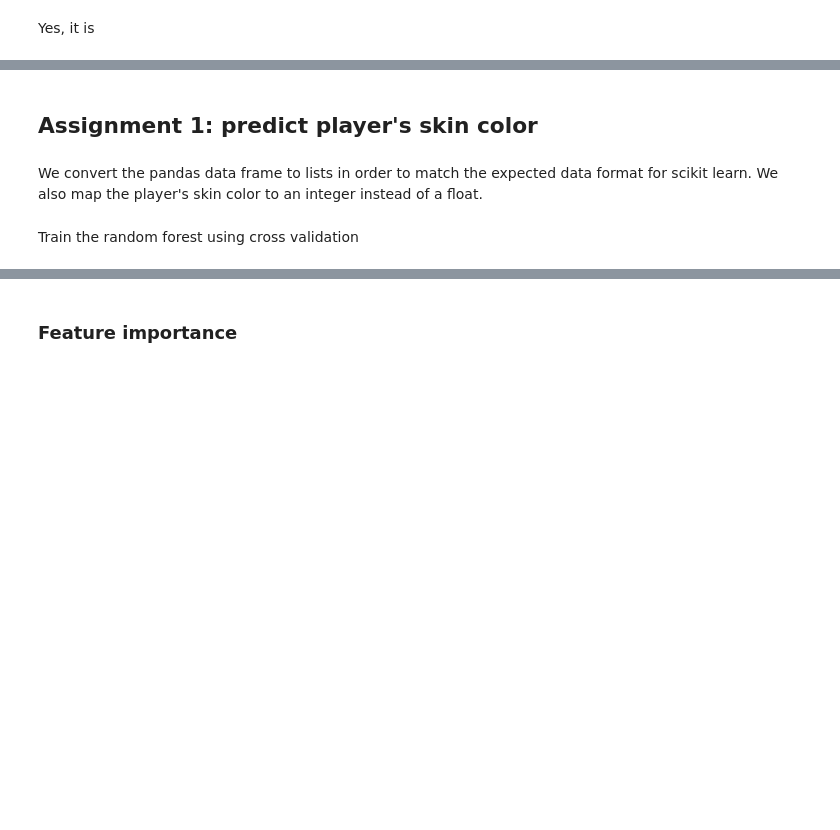
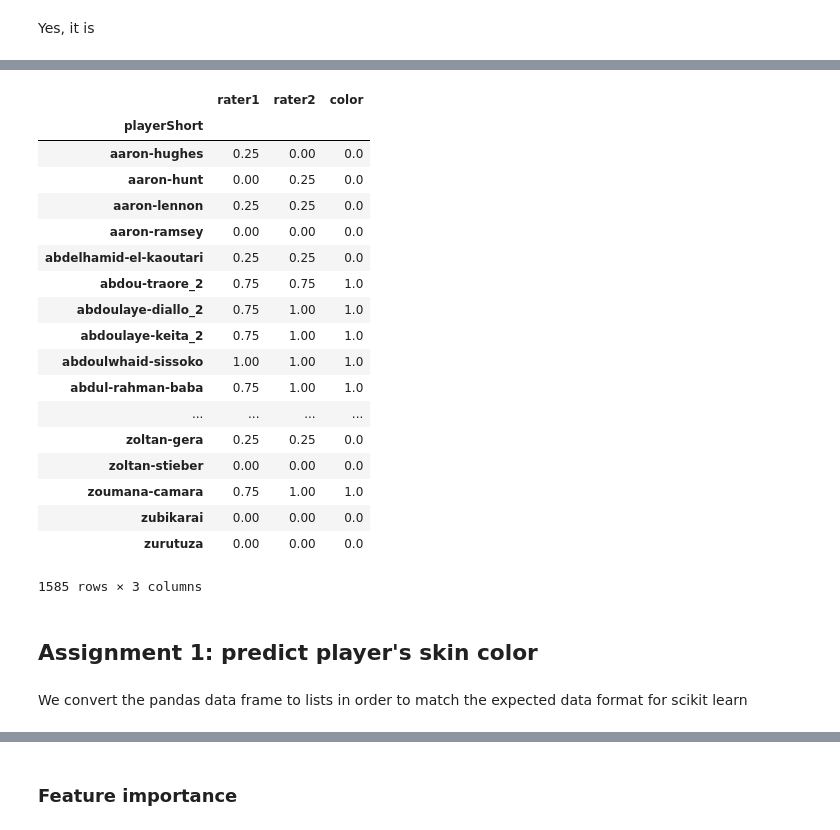
Before and after one commit to cipri-tom/Homework, a Jupyter notebook: 04 - Applied ML/handler.ipynb, the cells around one changed output, grey strips where cells are left out. Cells and saved outputs as stored; diff of their text form; code cells hidden in the pictures; blank space fills up the shorter version.

```diff
--- a/04 - Applied ML/handler.ipynb
+++ b/04 - Applied ML/handler.ipynb
@@ -253,4 +251,28 @@ skin_color.head()
+# %%
+ratings = group_players.agg({'rater1': 'first', 'rater2':'first'})
+ratings['color'] = np.round((ratings.rater1 + ratings.rater2) / 2.0)
+ratings
+# %% [output]
+|  | rater1 | rater2 | color |
+| playerShort |  |  |  |
+| aaron-hughes | 0.25 | 0.00 | 0.0 |
+| aaron-hunt | 0.00 | 0.25 | 0.0 |
+| aaron-lennon | 0.25 | 0.25 | 0.0 |
+| aaron-ramsey | 0.00 | 0.00 | 0.0 |
+| abdelhamid-el-kaoutari | 0.25 | 0.25 | 0.0 |
+| abdou-traore_2 | 0.75 | 0.75 | 1.0 |
+| abdoulaye-diallo_2 | 0.75 | 1.00 | 1.0 |
+| abdoulaye-keita_2 | 0.75 | 1.00 | 1.0 |
+| abdoulwhaid-sissoko | 1.00 | 1.00 | 1.0 |
+| abdul-rahman-baba | 0.75 | 1.00 | 1.0 |
+| ... | ... | ... | ... |
+| zoltan-gera | 0.25 | 0.25 | 0.0 |
+| zoltan-stieber | 0.00 | 0.00 | 0.0 |
+| zoumana-camara | 0.75 | 1.00 | 1.0 |
+| zubikarai | 0.00 | 0.00 | 0.0 |
+| zurutuza | 0.00 | 0.00 | 0.0 |
+1585 rows × 3 columns
 # %% [markdown]
 ## Assignment 1: predict player's skin color
 # %% [markdown]
-We convert the pandas data frame to lists in order to match the expected data format for scikit learn. We also map the player's skin color to an integer instead of a float.
+We convert the pandas data frame to lists in order to match the expected data format for scikit learn
@@ -262,2 +278,0 @@ Y = np.array(list(map((lambda x: x*4), Y)))
-# %% [markdown]
-Train the random forest using cross validation
```
Also changed, not shown: parts of 38 cells of this notebook.
